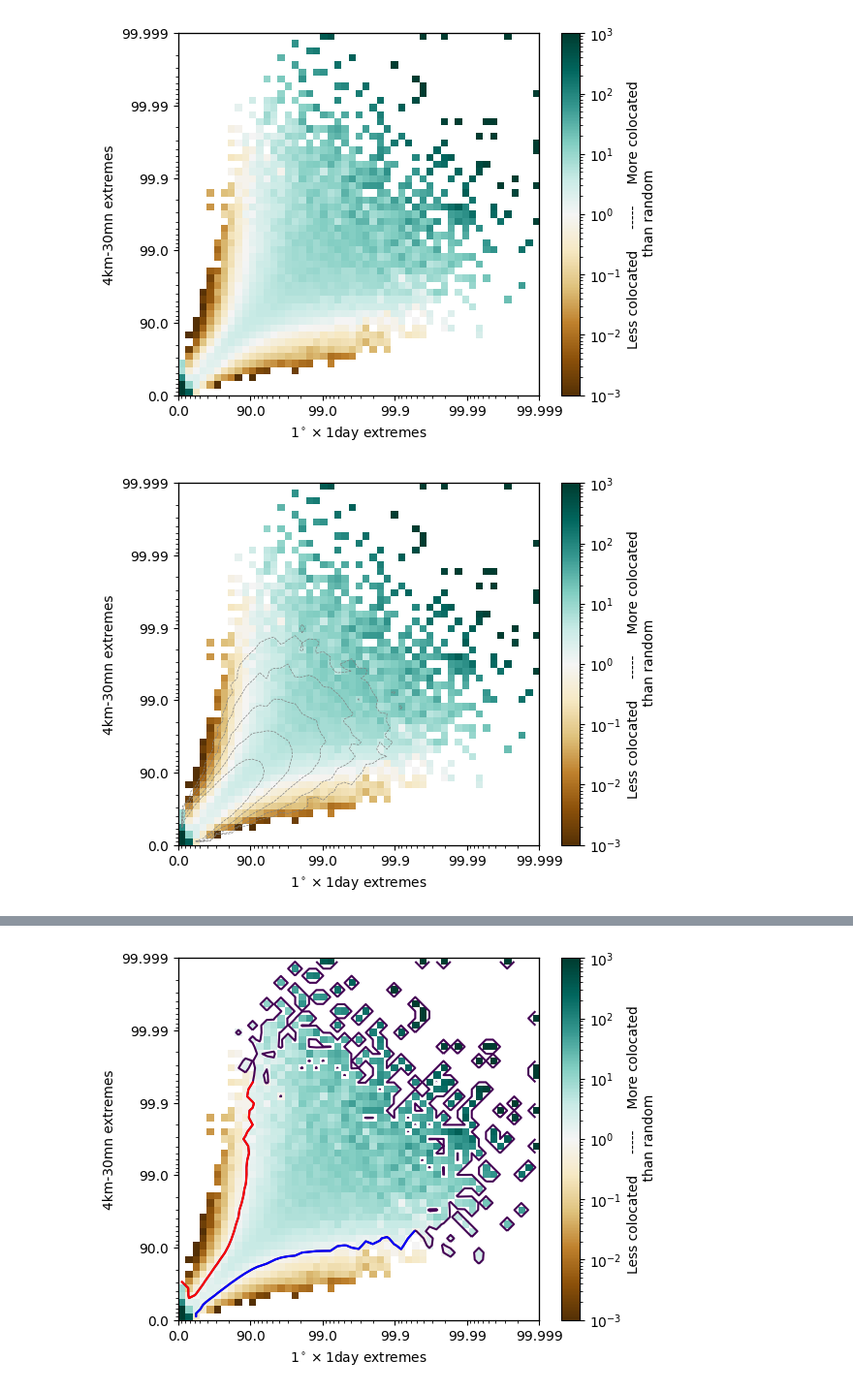
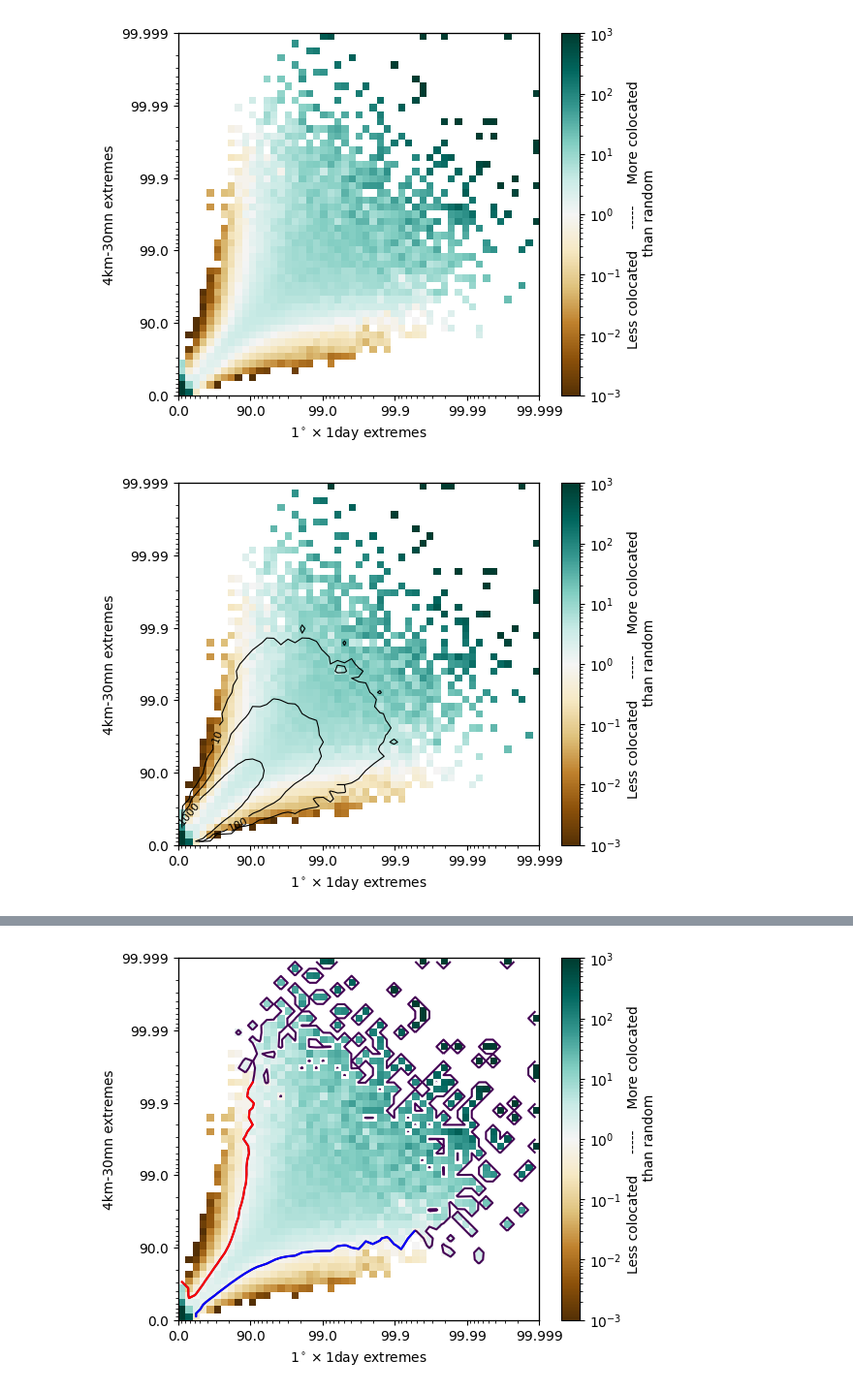
Before and after one commit to bfildier/explore-multiscale-extremes, a Jupyter notebook: scripts/explore_multiscale_extremes.ipynb, the cells around one changed output, grey strips where cells are left out. Shown at 97% size. Saved outputs shown, nothing was run; the diff lists cells and outputs as text; code cells hidden in the pictures.

```diff
--- a/scripts/explore_multiscale_extremes.ipynb
+++ b/scripts/explore_multiscale_extremes.ipynb
@@ -145,33 +142,36 @@ plt.savefig(os.path.join(figdir,'norm_density_max_vs_mean_prec_extremes.pdf'),bb
 # %%
 fig, ax = plt.subplots(nrows=1,ncols=1,figsize=(6,4.85))
 
 Z1 = jdist_prec.bincount.T
 Z2 = jdist_prec.norm_density.T
 
 title = 'Normalized density'
 scale ='log'
 vbds = (1e-3,1e3)
 cmap = plt.cm.BrBG
 
 ax_show = ax.twinx().twiny()  # Create twin axes for each main axis.
 
 # Frame
 ax = setFrameIL(ax, dist_mean_prec.ranks, dist_max_prec.ranks)
 ax.set_xlabel(r"1$^\circ\times 1$day extremes")
 ax.set_ylabel(r"4km-30mn extremes")
 # ax.set_title(title)
 
 # Content
+levs = [1e1,1e2,1e3]
 pcm = showJointHistogram(ax_show, Z2, scale=scale, vmin=vbds[0], vmax=vbds[1], cmap=cmap)
-cont = ax_show.contour(Z1,scale=scale,levels=[1e1,3e1,1e2,3e2,1e3],linewidths=0.5,colors='grey',linestyles='--')
+# cont = ax_show.contour(Z1,scale=scale,levels=[1e1,3e1,1e2,3e2,1e3],linewidths=0.5,colors='grey',linestyles='--')
+cont_decades = ax_show.contour(Z1,scale=scale,levels=levs,linewidths=0.8,colors='black',linestyles='-')
+ax.clabel(cont_decades, inline=True,fmt=dict(zip(levs,[str(int(f)) for f in levs])),fontsize=8)
 
 cb = fig.colorbar(pcm, ax=ax_show)
 # cb.set_label('Normalized density')
 cb.set_label('Less colocated     -----     More colocated\n than random')
 
 plt.savefig(os.path.join(figdir,'norm_density_contour_density_max_vs_mean_prec_extremes.pdf'),bbox_inches='tight')
 # %% [output]
-[figure, old version]
+[figure, new version]
 # %%
 fig, ax = plt.subplots(nrows=1,ncols=1,figsize=(6,4.85))
 
```
Also changed, not shown: parts of 8 cells of this notebook, 14 other files.
